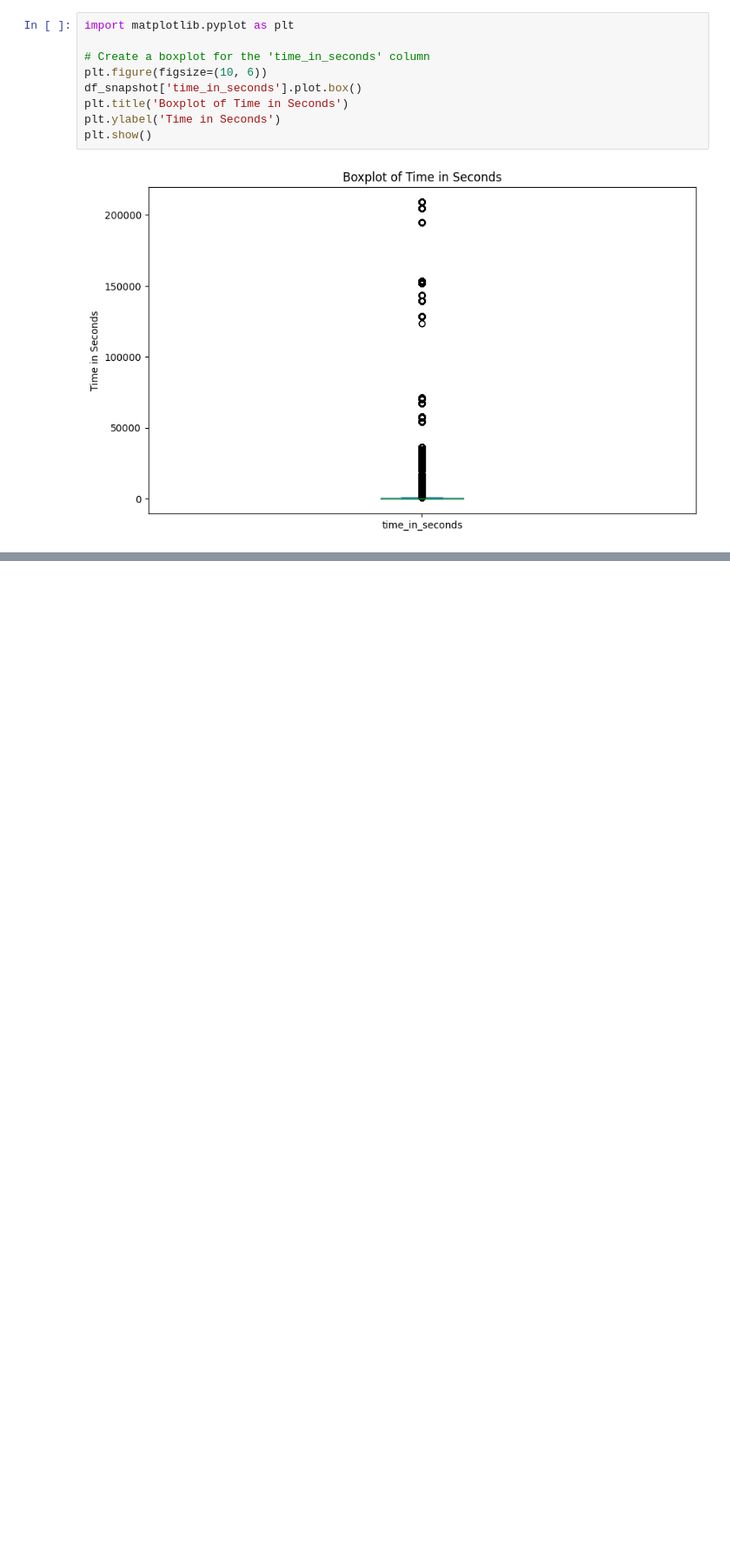
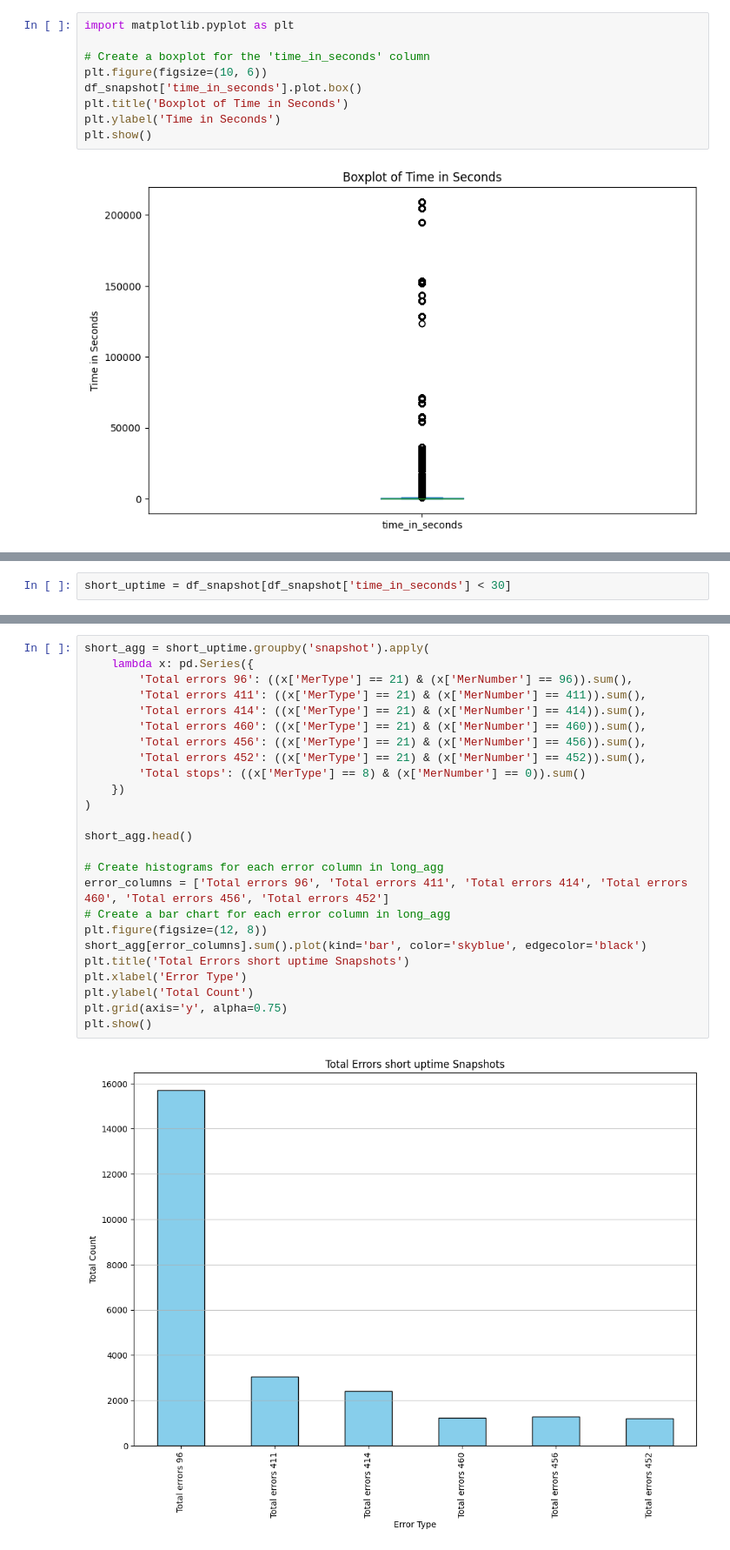
Before and after one commit to AcidSudo/Sanovo_19052025, a Jupyter notebook: Model_knn.ipynb, the cells around one changed output, grey strips where cells are left out. Shown at 87% size. Drawn from its saved outputs; the diff is of its cells as text; blank space fills up the shorter version.

```diff
--- a/Model_knn.ipynb
+++ b/Model_knn.ipynb
@@ -97,0 +111,2 @@ plt.show()
+# %%
+short_uptime = df_snapshot[df_snapshot['time_in_seconds'] < 30]
@@ -97,0 +140,27 @@ plt.show()
+# %%
+short_agg = short_uptime.groupby('snapshot').apply(
+    lambda x: pd.Series({
+        'Total errors 96': ((x['MerType'] == 21) & (x['MerNumber'] == 96)).sum(),
+        'Total errors 411': ((x['MerType'] == 21) & (x['MerNumber'] == 411)).sum(),
+        'Total errors 414': ((x['MerType'] == 21) & (x['MerNumber'] == 414)).sum(),
+        'Total errors 460': ((x['MerType'] == 21) & (x['MerNumber'] == 460)).sum(),
+        'Total errors 456': ((x['MerType'] == 21) & (x['MerNumber'] == 456)).sum(),
+        'Total errors 452': ((x['MerType'] == 21) & (x['MerNumber'] == 452)).sum(),
+        'Total stops': ((x['MerType'] == 8) & (x['MerNumber'] == 0)).sum()
+    })
+)
+
+short_agg.head()
+
+# Create histograms for each error column in long_agg
+error_columns = ['Total errors 96', 'Total errors 411', 'Total errors 414', 'Total errors 460', 'Total errors 456', 'Total errors 452']
+# Create a bar chart for each error column in long_agg
+plt.figure(figsize=(12, 8))
+short_agg[error_columns].sum().plot(kind='bar', color='skyblue', edgecolor='black')
+plt.title('Total Errors short uptime Snapshots')
+plt.xlabel('Error Type')
+plt.ylabel('Total Count')
+plt.grid(axis='y', alpha=0.75)
+plt.show()
+# %% [output]
+[figure, added]
```
Also changed, not shown: parts of 8 cells of this notebook, 1 other file.
